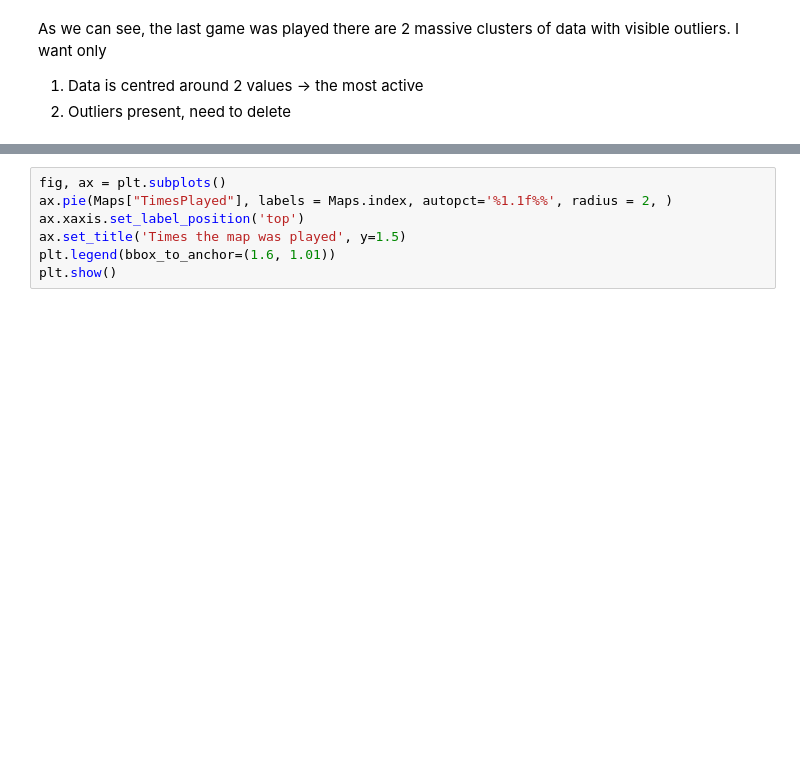
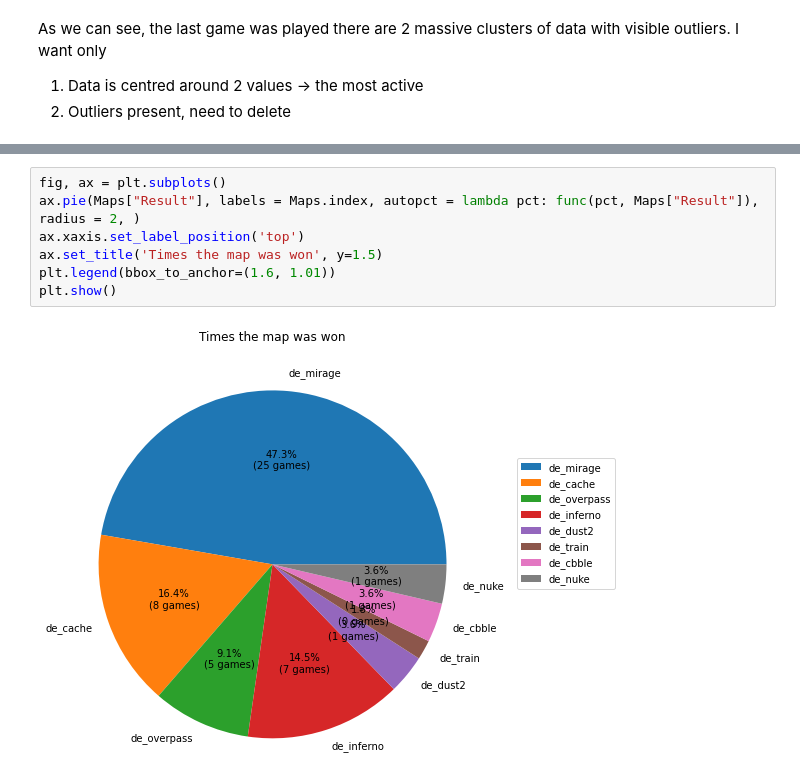
Before and after one commit to Mamin-gamer/Data-collection, a Jupyter notebook: notebooks/MyData.ipynb, the cells around one changed output, grey strips where cells are left out. Saved outputs shown, nothing was run; the diff lists cells and outputs as text; blank space fills up the shorter version.

```diff
--- a/notebooks/MyData.ipynb
+++ b/notebooks/MyData.ipynb
@@ -133,7 +125,9 @@ plt.show()
 # %%
 fig, ax = plt.subplots()
-ax.pie(Maps["TimesPlayed"], labels = Maps.index, autopct='%1.1f%%', radius = 2, )
+ax.pie(Maps["Result"], labels = Maps.index, autopct = lambda pct: func(pct, Maps["Result"]), radius = 2, )
 ax.xaxis.set_label_position('top')
-ax.set_title('Times the map was played', y=1.5)
+ax.set_title('Times the map was won', y=1.5)
 plt.legend(bbox_to_anchor=(1.6, 1.01))
 plt.show()
+# %% [output]
+[figure, added]
```
Also changed, not shown: parts of 8 cells of this notebook, 2 other files.
